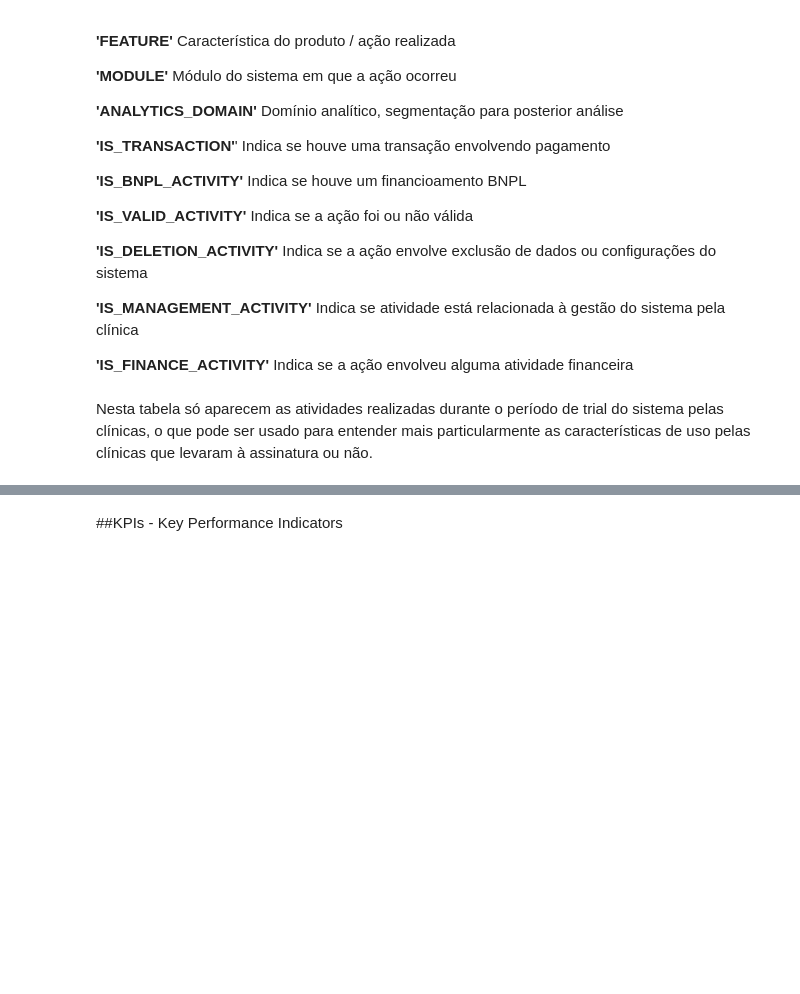
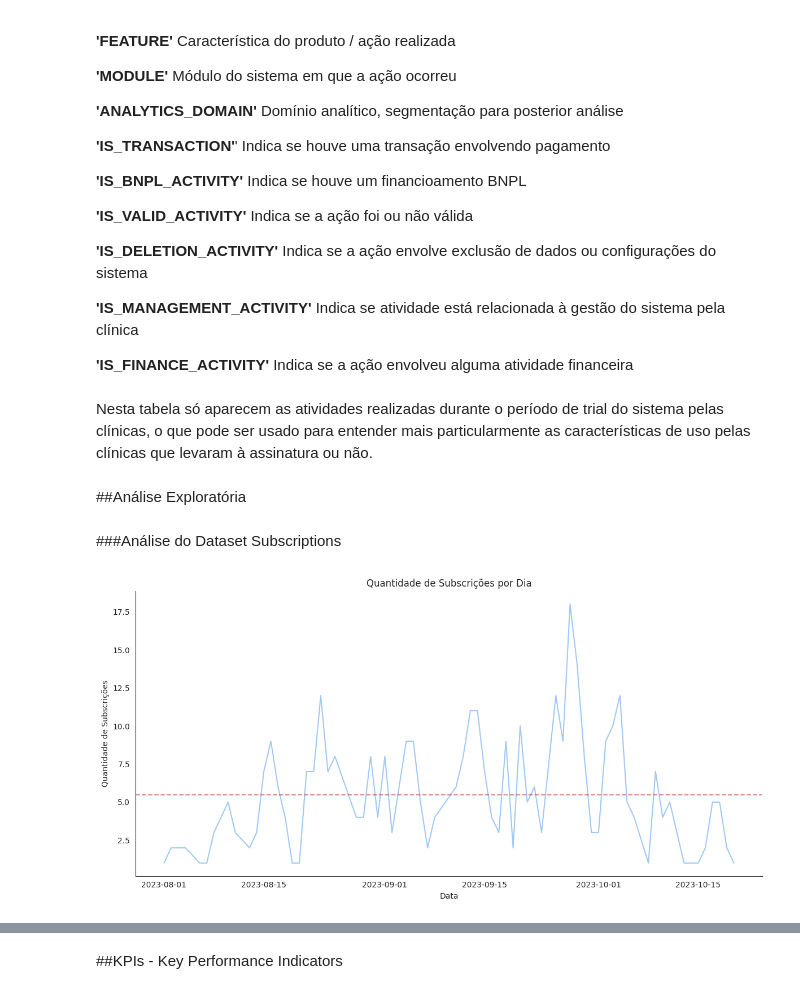
Before and after one commit to BLayus/Case_Saas_Clinicas_Odonto, a Jupyter notebook: Case_2_PED_Clinicas.ipynb, the cells around one changed output, grey strips where cells are left out. Drawn from its saved outputs; the diff is of its cells as text; code cells hidden in the pictures; blank space fills up the shorter version.

```diff
--- a/Case_2_PED_Clinicas.ipynb
+++ b/Case_2_PED_Clinicas.ipynb
@@ -25,3 +13,11 @@ subscriptions = pd.read_csv('/content/drive/MyDrive/Data Science/PED - Preparato
+# %%
+# Import from github
+
+activity = pd.read_csv('https://raw.githubusercontent.com/BLayus/Case_Saas_Clinicas_Odonto/main/bases/activity.csv')
+
+clinics =  pd.read_csv('https://raw.githubusercontent.com/BLayus/Case_Saas_Clinicas_Odonto/main/bases/clinics.csv')
+
+subscriptions = pd.read_csv('https://raw.githubusercontent.com/BLayus/Case_Saas_Clinicas_Odonto/main/bases/subscriptions.csv')
 # %%
 activity.head()
 # %% [output]
@@ -268,3 +314,39 @@ As clínicas que pertencem a franquias ou redes e utilizam apenas o sistema de f
 **'IS_FINANCE_ACTIVITY'**   Indica se a ação envolveu alguma atividade financeira
 # %% [markdown]
 Nesta tabela só aparecem as atividades realizadas durante o período de trial do sistema pelas clínicas, o que pode ser usado para entender mais particularmente as características de uso pelas clínicas que levaram à assinatura ou não.
+# %% [markdown]
+##Análise Exploratória
+# %%
+# Defining plot style and colors
+
+sns.set_style("white")
+
+sns.set_palette(sns.color_palette('pastel'))
+# %% [markdown]
+###Análise do Dataset Subscriptions
+# %%
+# Looking for variables in subscriptions dataset - Subscription date
+
+# Convert object to datetime
+subscriptions['SUBSCRIPTION_START_DATE'] = pd.to_datetime(subscriptions['SUBSCRIPTION_START_DATE'])
+
+# Extract only date, without hour
+subscriptions['Sub_start_date_clean'] = subscriptions['SUBSCRIPTION_START_DATE'].dt.date
+
+sub_count_date = subscriptions['Sub_start_date_clean'].value_counts()
+
+# Plot the chart
+plt.figure(figsize=(12, 6))
+sub_count_date.plot(kind= 'line')
+plt.axhline(y= sub_count_date.mean(), color= 'firebrick', ls= '--', alpha= 0.5 )
+
+plt.title('Quantidade de Subscrições por Dia')
+plt.xlabel('Data')
+plt.ylabel('Quantidade de Subscrições')
+#plt.legend('Subscrições Iniciadas')
+sns.despine(right= True)
+
+plt.tight_layout()
+plt.show()
+# %% [output]
+[figure, added]
```
Also changed, not shown: parts of 75 cells of this notebook.
